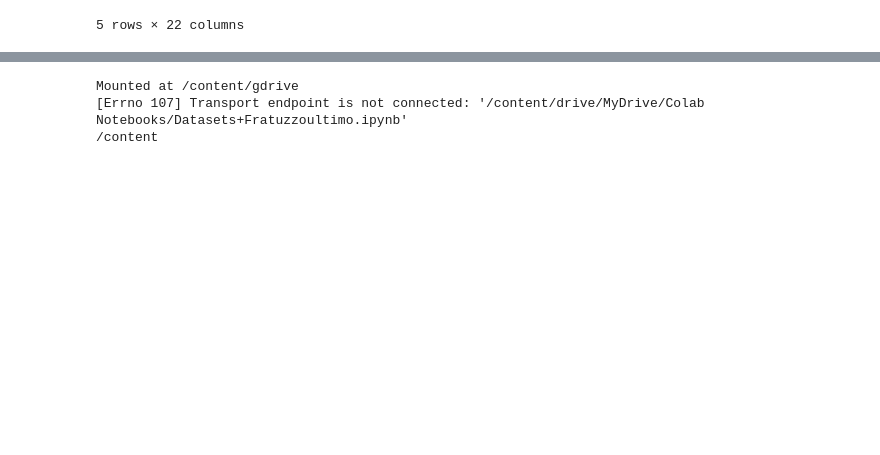
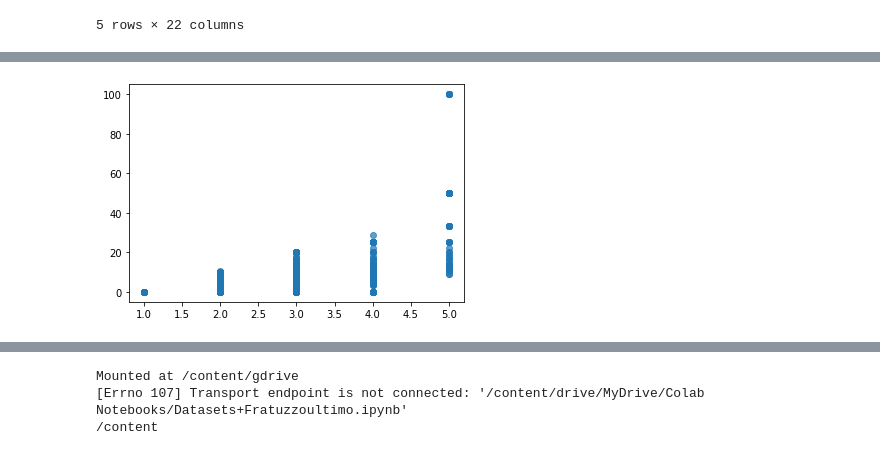
Before and after one commit to juampi2388/Entrega-trabajo-Juan-Pablo-Fratuzzo, a Jupyter notebook: Datasets+Fratuzzoultimo.ipynb, the cells around one changed output, grey strips where cells are left out. Saved outputs shown, nothing was run; the diff lists cells and outputs as text; code cells hidden in the pictures; blank space fills up the shorter version.

```diff
--- a/Datasets+Fratuzzoultimo.ipynb
+++ b/Datasets+Fratuzzoultimo.ipynb
@@ -38,0 +41,6 @@ df.head()
+# %%
+plt.scatter(df['NIVEL_RIESGO'],df['INDICE_CIERRE'], alpha=0.7)
+plt.style.use('bmh')
+plt.show()
+# %% [output]
+[figure, added]
```
Also changed, not shown: parts of 9 cells of this notebook.
